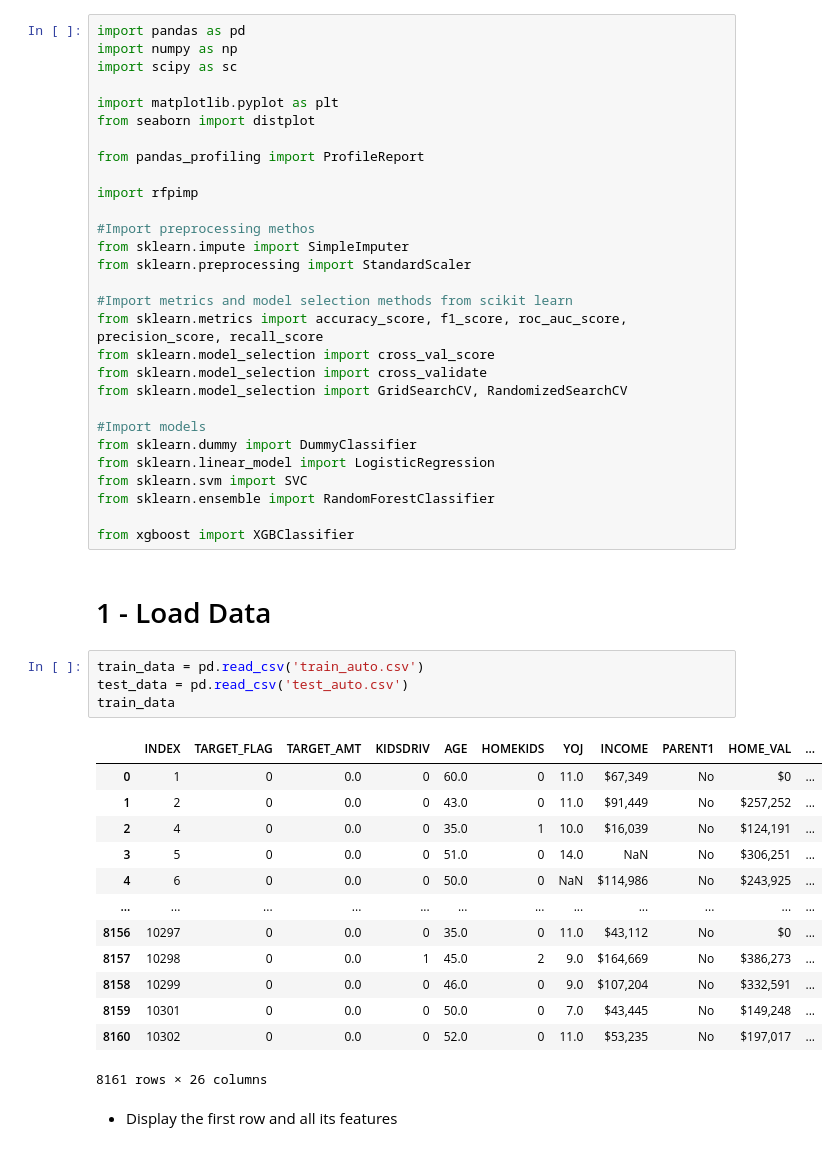
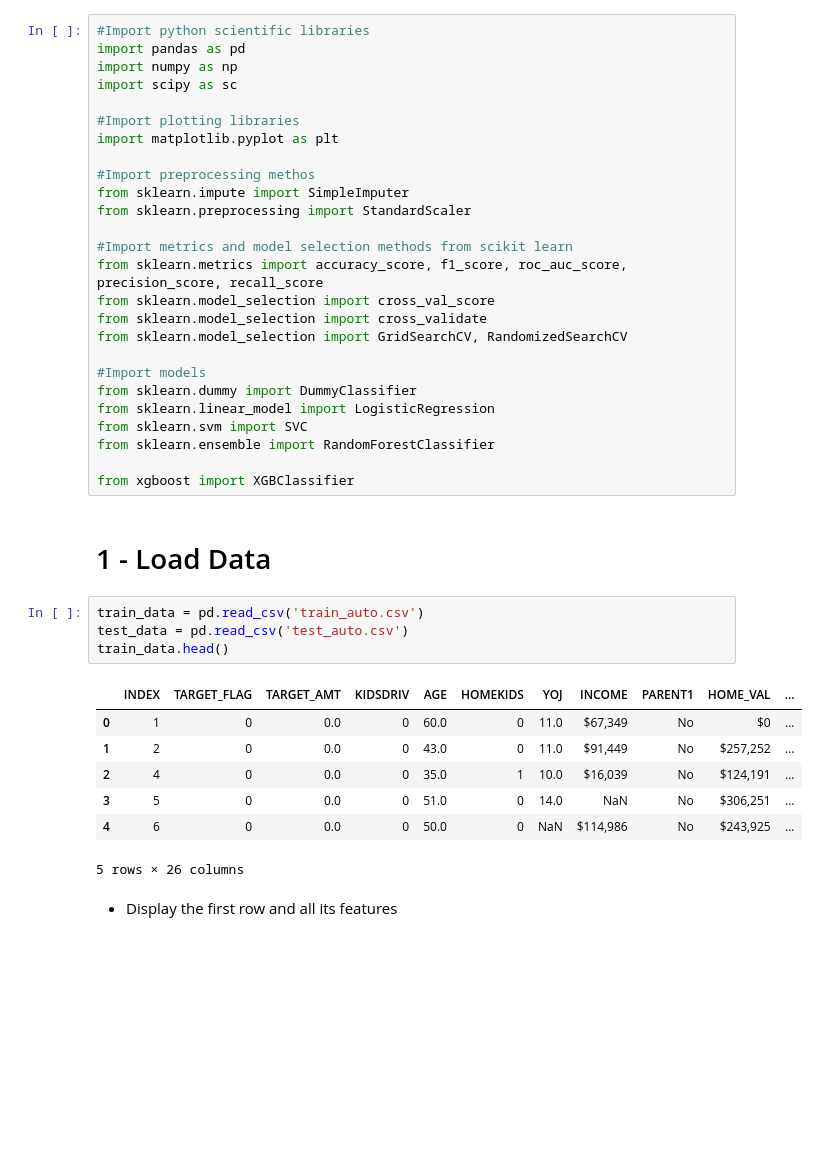
Before and after one commit to MilCL/Insurance_test, a Jupyter notebook: Main.ipynb, the cells around one changed output. Saved outputs shown, nothing was run; the diff lists cells and outputs as text; blank space fills up the shorter version.

```diff
--- a/Main.ipynb
+++ b/Main.ipynb
@@ -1,14 +1,11 @@
 # %%
+#Import python scientific libraries
 import pandas as pd
 import numpy as np
 import scipy as sc
 
+#Import plotting libraries
 import matplotlib.pyplot as plt
-from seaborn import distplot
-
-from pandas_profiling import ProfileReport
-
-import rfpimp
 
 #Import preprocessing methos
 from sklearn.impute import SimpleImputer
@@ -32,21 +29,15 @@ from xgboost import XGBClassifier
 # %%
 train_data = pd.read_csv('train_auto.csv')
 test_data = pd.read_csv('test_auto.csv')
-train_data
+train_data.head()
 # %% [output]
 |  | INDEX | TARGET_FLAG | TARGET_AMT | KIDSDRIV | AGE | HOMEKIDS | YOJ | INCOME | PARENT1 | HOME_VAL | ... |
 | 0 | 1 | 0 | 0.0 | 0 | 60.0 | 0 | 11.0 | $67,349 | No | $0 | ... |
 | 1 | 2 | 0 | 0.0 | 0 | 43.0 | 0 | 11.0 | $91,449 | No | $257,252 | ... |
 | 2 | 4 | 0 | 0.0 | 0 | 35.0 | 1 | 10.0 | $16,039 | No | $124,191 | ... |
 | 3 | 5 | 0 | 0.0 | 0 | 51.0 | 0 | 14.0 | NaN | No | $306,251 | ... |
 | 4 | 6 | 0 | 0.0 | 0 | 50.0 | 0 | NaN | $114,986 | No | $243,925 | ... |
-| ... | ... | ... | ... | ... | ... | ... | ... | ... | ... | ... | ... |
-| 8156 | 10297 | 0 | 0.0 | 0 | 35.0 | 0 | 11.0 | $43,112 | No | $0 | ... |
-| 8157 | 10298 | 0 | 0.0 | 1 | 45.0 | 2 | 9.0 | $164,669 | No | $386,273 | ... |
-| 8158 | 10299 | 0 | 0.0 | 0 | 46.0 | 0 | 9.0 | $107,204 | No | $332,591 | ... |
-| 8159 | 10301 | 0 | 0.0 | 0 | 50.0 | 0 | 7.0 | $43,445 | No | $149,248 | ... |
-| 8160 | 10302 | 0 | 0.0 | 0 | 52.0 | 0 | 11.0 | $53,235 | No | $197,017 | ... |
-8161 rows × 26 columns
+5 rows × 26 columns
 # %% [markdown]
 - Display the first row and all its features
 # %%
```
Also changed, not shown: parts of 19 cells of this notebook.
